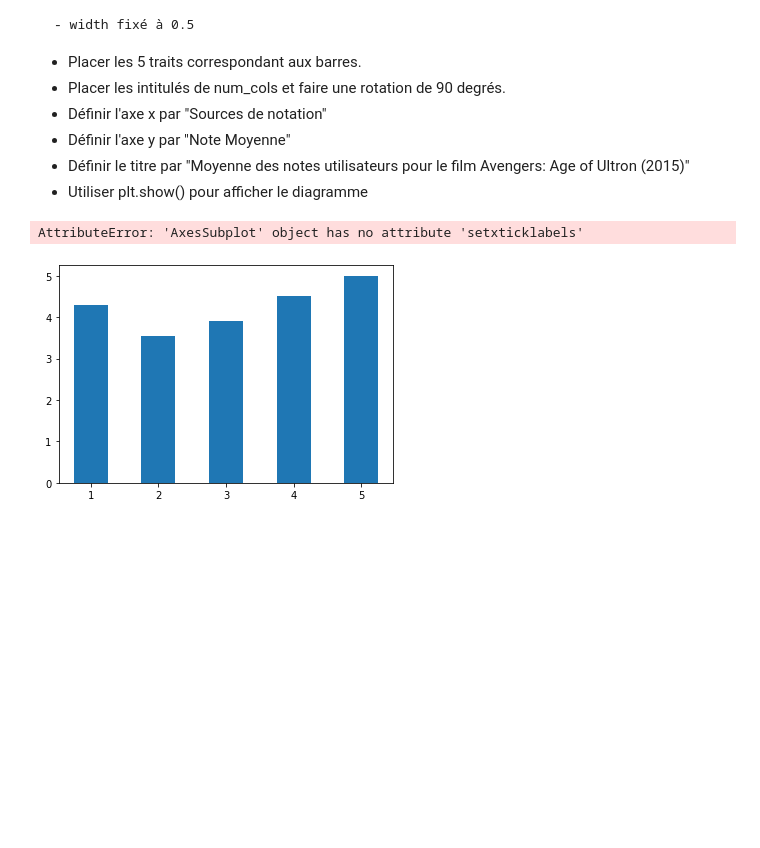
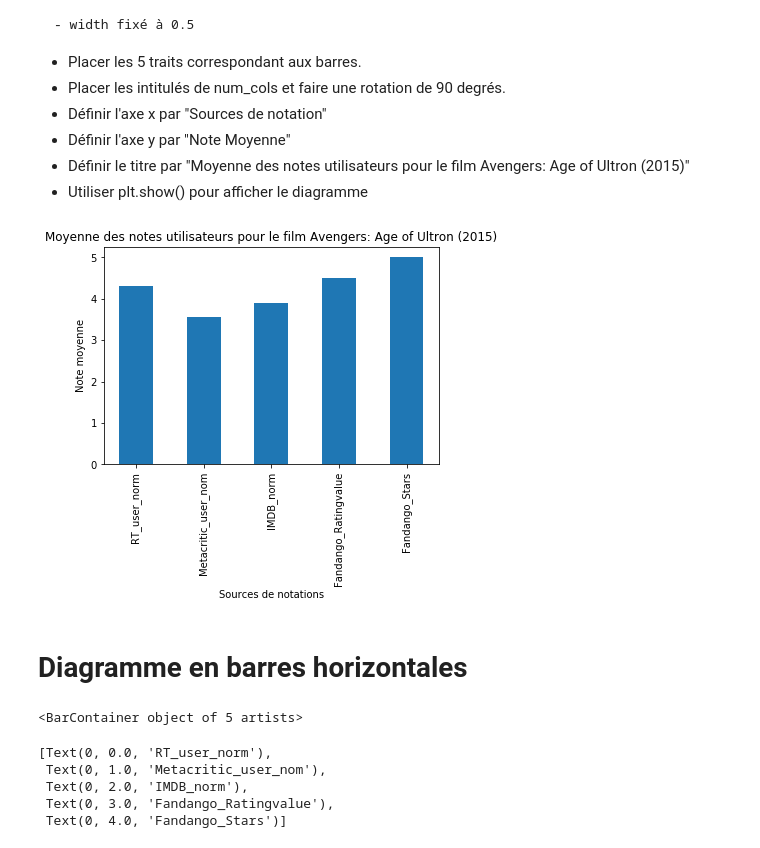
Before and after one commit to brunoharlein/pandas_is_cool, a Jupyter notebook: Cours Pandas.ipynb, the cells around one changed output. Cells and saved outputs as stored; diff of their text form; code cells hidden in the pictures; blank space fills up the shorter version.

```diff
--- a/Cours Pandas.ipynb
+++ b/Cours Pandas.ipynb
@@ -3282,19 +3282,20 @@ Générer un diagramme en barre avec :
 # %%
 num_cols = ['RT_user_norm', 'Metacritic_user_nom', 'IMDB_norm', 'Fandango_Ratingvalue', 'Fandango_Stars']
 bar_heights = norm_reviews[num_cols].iloc[0].values
 bar_positions = arange(5) + 1
 tick_positions = range(1, 6)
 
 fig, ax = plt.subplots()
 ax.bar(bar_positions, bar_heights, 0.5)
 ax.set_xticks(tick_positions)
-ax.setxticklabels(num_cols, rotation = 90)
+ax.set_xticklabels(num_cols, rotation = 90)
 
 ax.set_xlabel("Sources de notations")
 ax.set_ylabel("Note moyenne")
 ax.set_title("Moyenne des notes utilisateurs pour le film Avengers: Age of Ultron (2015)")
 
 plt.show()
 # %% [output]
-AttributeError: 'AxesSubplot' object has no attribute 'setxticklabels'
-[figure, old version]
+[figure, new version]
+# %% [markdown]
+# Diagramme en barres horizontales
@@ -3300,0 +3308,6 @@ AttributeError: 'AxesSubplot' object has no attribute 'setxticklabels'
+# %%
+bar_widths = norm_reviews[num_cols].iloc[0].values
+bar_positions = arange(5) + 1
+ax.barh(bar_positions, bar_widths, 0.5)
+# %% [output]
+<BarContainer object of 5 artists>
@@ -3300,0 +3320,10 @@ AttributeError: 'AxesSubplot' object has no attribute 'setxticklabels'
+# %%
+tick_positions = range(6)
+ax.set_yticks(tick_positions)
+ax.set_yticklabels(num_cols)
+# %% [output]
+[Text(0, 0.0, 'RT_user_norm'),
+ Text(0, 1.0, 'Metacritic_user_nom'),
+ Text(0, 2.0, 'IMDB_norm'),
+ Text(0, 3.0, 'Fandango_Ratingvalue'),
+ Text(0, 4.0, 'Fandango_Stars')]
```
Also changed, not shown: parts of 16 cells of this notebook.
